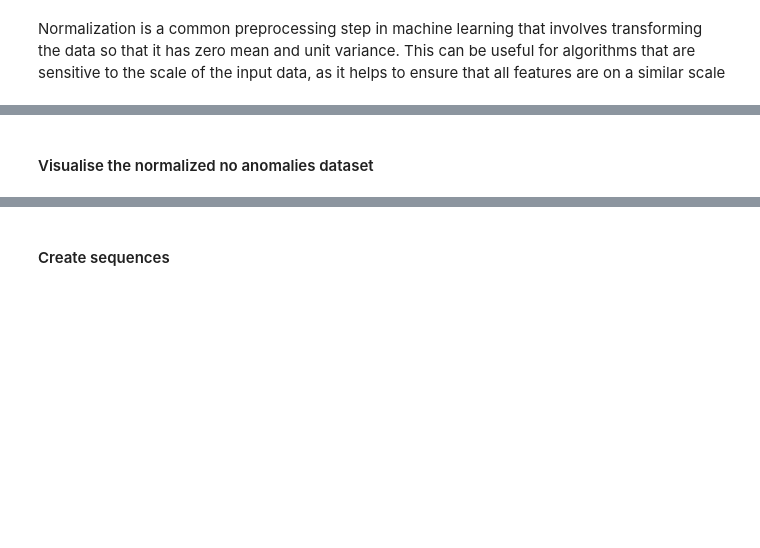
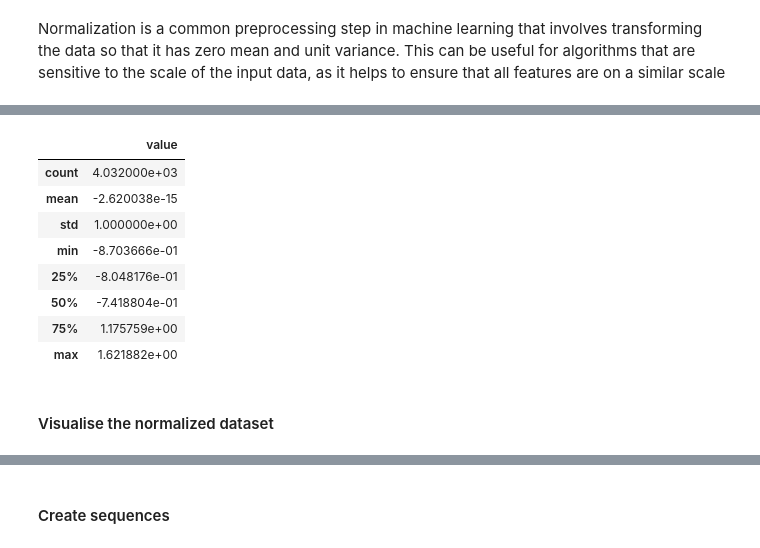
Before and after one commit to przemekbil/ML_and_stats, a Jupyter notebook: Assessments/Topic 5 - Time Series anomaly detection example.ipynb, the cells around one changed output, grey strips where cells are left out. Drawn from its saved outputs; the diff is of its cells as text; code cells hidden in the pictures; blank space fills up the shorter version.

```diff
--- a/Assessments/Topic 5 - Time Series anomaly detection example.ipynb
+++ b/Assessments/Topic 5 - Time Series anomaly detection example.ipynb
@@ -102,2 +157,15 @@ print("\nNumber of training samples:", len(df_training_value))
+# %%
+# Confirm that the Mean is 0 and standard deviation is 1:
+df_training_value.describe()
+# %% [output]
+|  | value |
+| count | 4.032000e+03 |
+| mean | -2.620038e-15 |
+| std | 1.000000e+00 |
+| min | -8.703666e-01 |
+| 25% | -8.048176e-01 |
+| 50% | -7.418804e-01 |
+| 75% | 1.175759e+00 |
+| max | 1.621882e+00 |
 # %% [markdown]
-#### Visualise the normalized no anomalies dataset
+#### Visualise the normalized dataset
```
Also changed, not shown: parts of 28 cells of this notebook.
